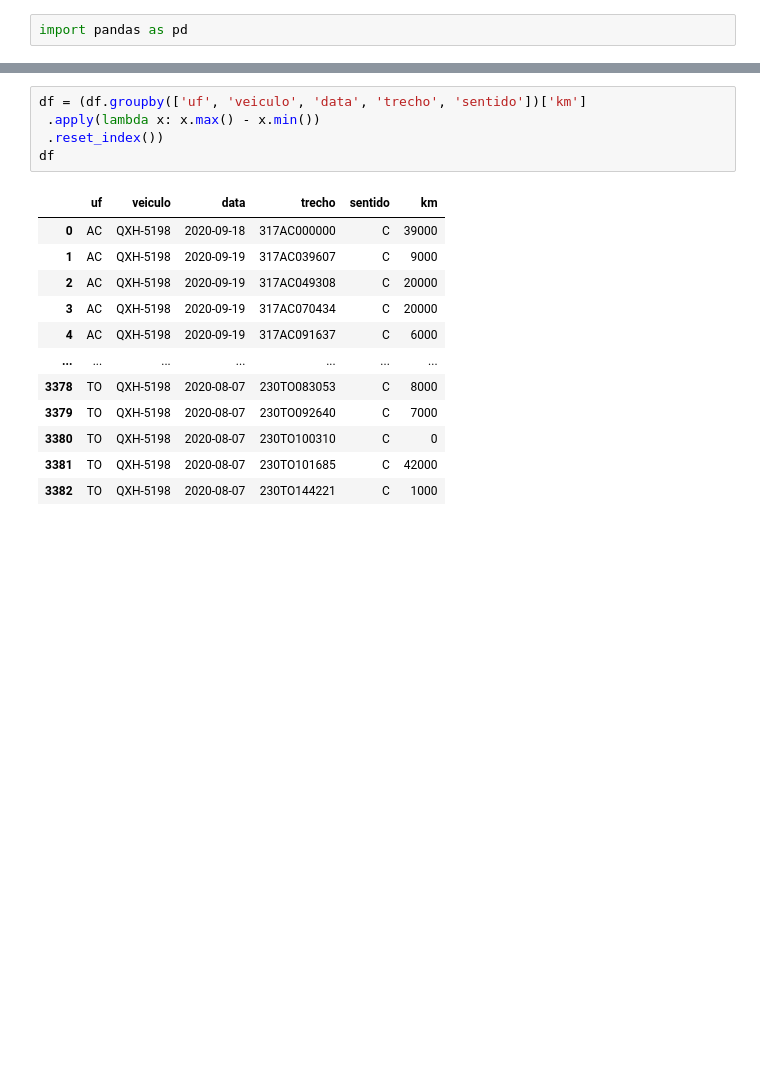
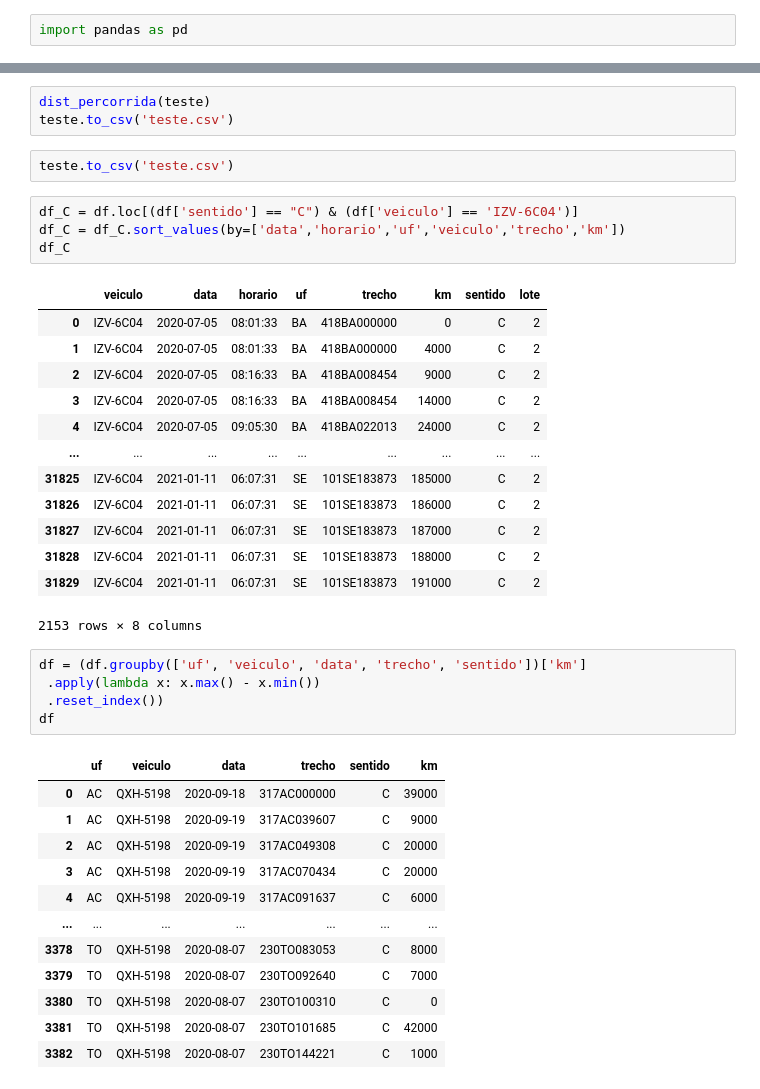
Before and after one commit to gph1lipe/ciclos-vdr, a Jupyter notebook: Análise.ipynb, the cells around one changed output, grey strips where cells are left out. Drawn from its saved outputs; the diff is of its cells as text; blank space fills up the shorter version.

```diff
--- a/Análise.ipynb
+++ b/Análise.ipynb
@@ -43,3 +93,26 @@ df = df.drop('dt_levantamento', axis=1)
+# %%
+dist_percorrida(teste)
+teste.to_csv('teste.csv')
+# %%
+teste.to_csv('teste.csv')
+# %%
+df_C = df.loc[(df['sentido'] == "C") & (df['veiculo'] == 'IZV-6C04')]
+df_C = df_C.sort_values(by=['data','horario','uf','veiculo','trecho','km'])
+df_C
+# %% [output]
+|  | veiculo | data | horario | uf | trecho | km | sentido | lote |
+| 0 | IZV-6C04 | 2020-07-05 | 08:01:33 | BA | 418BA000000 | 0 | C | 2 |
+| 1 | IZV-6C04 | 2020-07-05 | 08:01:33 | BA | 418BA000000 | 4000 | C | 2 |
+| 2 | IZV-6C04 | 2020-07-05 | 08:16:33 | BA | 418BA008454 | 9000 | C | 2 |
+| 3 | IZV-6C04 | 2020-07-05 | 08:16:33 | BA | 418BA008454 | 14000 | C | 2 |
+| 4 | IZV-6C04 | 2020-07-05 | 09:05:30 | BA | 418BA022013 | 24000 | C | 2 |
+| ... | ... | ... | ... | ... | ... | ... | ... | ... |
+| 31825 | IZV-6C04 | 2021-01-11 | 06:07:31 | SE | 101SE183873 | 185000 | C | 2 |
+| 31826 | IZV-6C04 | 2021-01-11 | 06:07:31 | SE | 101SE183873 | 186000 | C | 2 |
+| 31827 | IZV-6C04 | 2021-01-11 | 06:07:31 | SE | 101SE183873 | 187000 | C | 2 |
+| 31828 | IZV-6C04 | 2021-01-11 | 06:07:31 | SE | 101SE183873 | 188000 | C | 2 |
+| 31829 | IZV-6C04 | 2021-01-11 | 06:07:31 | SE | 101SE183873 | 191000 | C | 2 |
+2153 rows × 8 columns
 # %%
 df = (df.groupby(['uf', 'veiculo', 'data', 'trecho', 'sentido'])['km']
  .apply(lambda x: x.max() - x.min())
```
Also changed, not shown: parts of 7 cells of this notebook, 5 other files.
